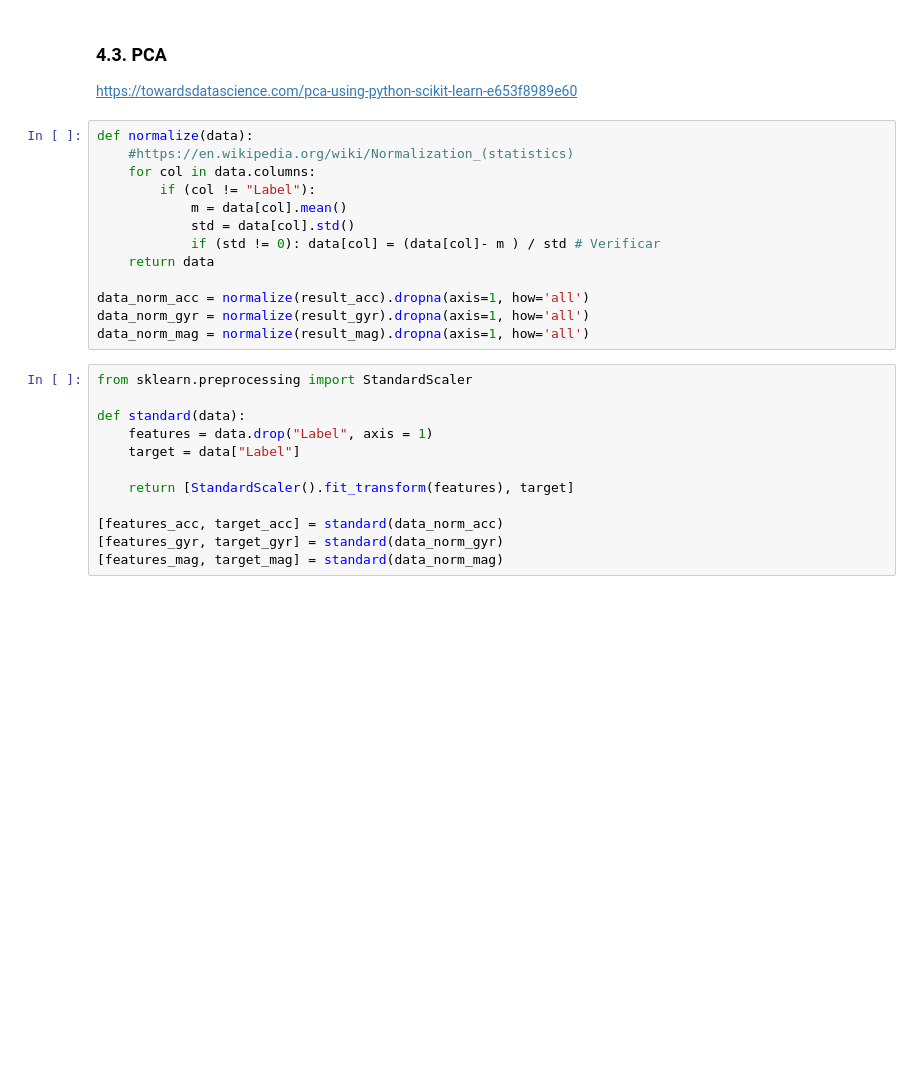
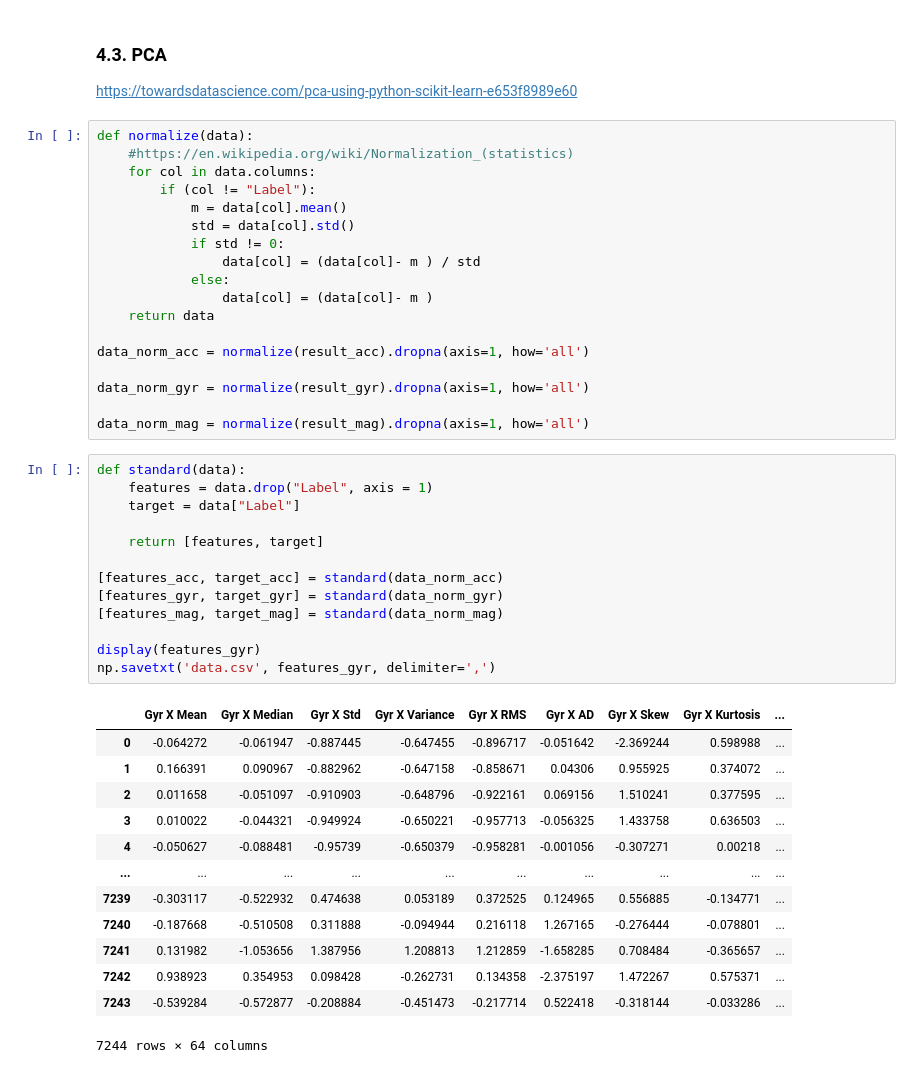
Before and after one commit to patii01/TCD-TP, a Jupyter notebook: code/mainActivity.ipynb, the cells around one changed output. Cells and saved outputs as stored; diff of their text form; blank space fills up the shorter version.

```diff
--- a/code/mainActivity.ipynb
+++ b/code/mainActivity.ipynb
@@ -1018,24 +1010,44 @@ def normalize(data):
         if (col != "Label"):
             m = data[col].mean()
             std = data[col].std()
-            if (std != 0): data[col] = (data[col]- m ) / std # Verificar
+            if std != 0:
+                data[col] = (data[col]- m ) / std
+            else:
+                data[col] = (data[col]- m )
     return data
 
 data_norm_acc = normalize(result_acc).dropna(axis=1, how='all')
+
 data_norm_gyr = normalize(result_gyr).dropna(axis=1, how='all')
+
 data_norm_mag = normalize(result_mag).dropna(axis=1, how='all')
 # %%
-from sklearn.preprocessing import StandardScaler
-
 def standard(data):
     features = data.drop("Label", axis = 1)
     target = data["Label"]
 
-    return [StandardScaler().fit_transform(features), target]
+    return [features, target]
 
 [features_acc, target_acc] = standard(data_norm_acc)
 [features_gyr, target_gyr] = standard(data_norm_gyr)
 [features_mag, target_mag] = standard(data_norm_mag)
+
+display(features_gyr)
+np.savetxt('data.csv', features_gyr, delimiter=',')
+# %% [output]
+|  | Gyr X Mean | Gyr X Median | Gyr X Std | Gyr X Variance | Gyr X RMS | Gyr X AD | Gyr X Skew | Gyr X Kurtosis | ... |
+| 0 | -0.064272 | -0.061947 | -0.887445 | -0.647455 | -0.896717 | -0.051642 | -2.369244 | 0.598988 | ... |
+| 1 | 0.166391 | 0.090967 | -0.882962 | -0.647158 | -0.858671 | 0.04306 | 0.955925 | 0.374072 | ... |
+| 2 | 0.011658 | -0.051097 | -0.910903 | -0.648796 | -0.922161 | 0.069156 | 1.510241 | 0.377595 | ... |
+| 3 | 0.010022 | -0.044321 | -0.949924 | -0.650221 | -0.957713 | -0.056325 | 1.433758 | 0.636503 | ... |
+| 4 | -0.050627 | -0.088481 | -0.95739 | -0.650379 | -0.958281 | -0.001056 | -0.307271 | 0.00218 | ... |
+| ... | ... | ... | ... | ... | ... | ... | ... | ... | ... |
+| 7239 | -0.303117 | -0.522932 | 0.474638 | 0.053189 | 0.372525 | 0.124965 | 0.556885 | -0.134771 | ... |
+| 7240 | -0.187668 | -0.510508 | 0.311888 | -0.094944 | 0.216118 | 1.267165 | -0.276444 | -0.078801 | ... |
+| 7241 | 0.131982 | -1.053656 | 1.387956 | 1.208813 | 1.212859 | -1.658285 | 0.708484 | -0.365657 | ... |
+| 7242 | 0.938923 | 0.354953 | 0.098428 | -0.262731 | 0.134358 | -2.375197 | 1.472267 | 0.575371 | ... |
+| 7243 | -0.539284 | -0.572877 | -0.208884 | -0.451473 | -0.217714 | 0.522418 | -0.318144 | -0.033286 | ... |
+7244 rows × 64 columns
 # %%
 from sklearn.decomposition import PCA
 
```
Also changed, not shown: parts of 16 cells of this notebook, 1 other file.
